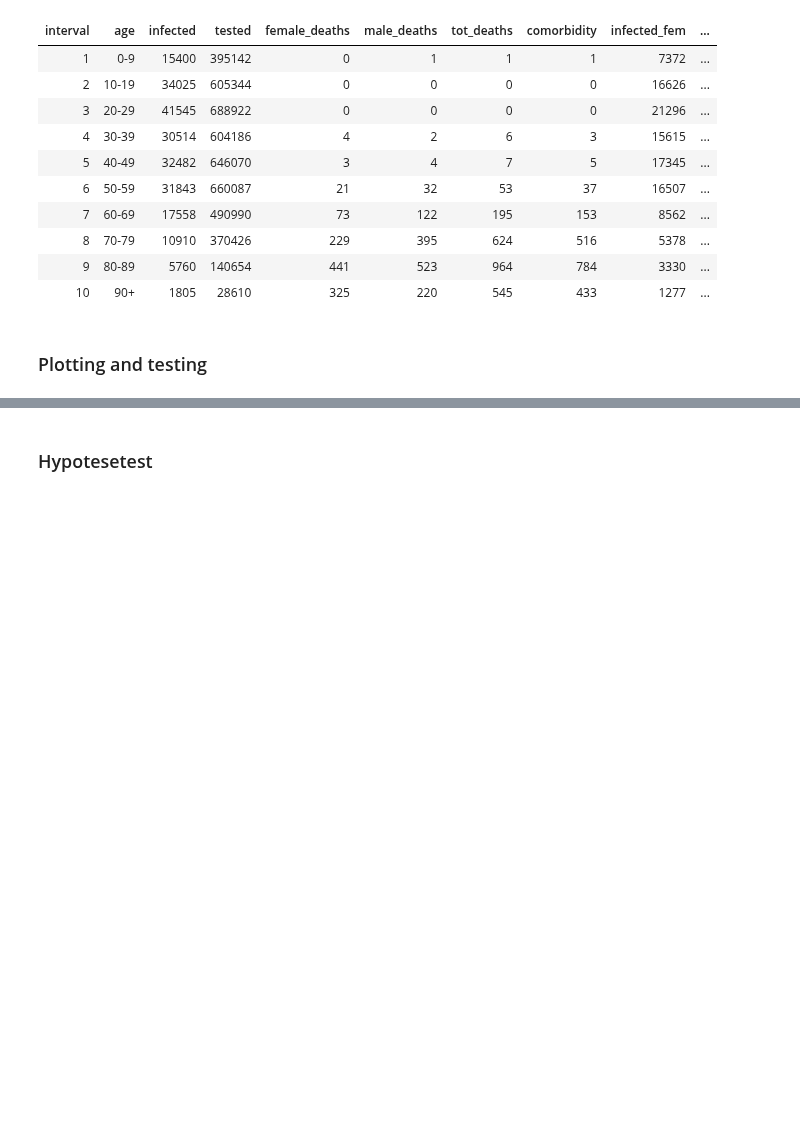
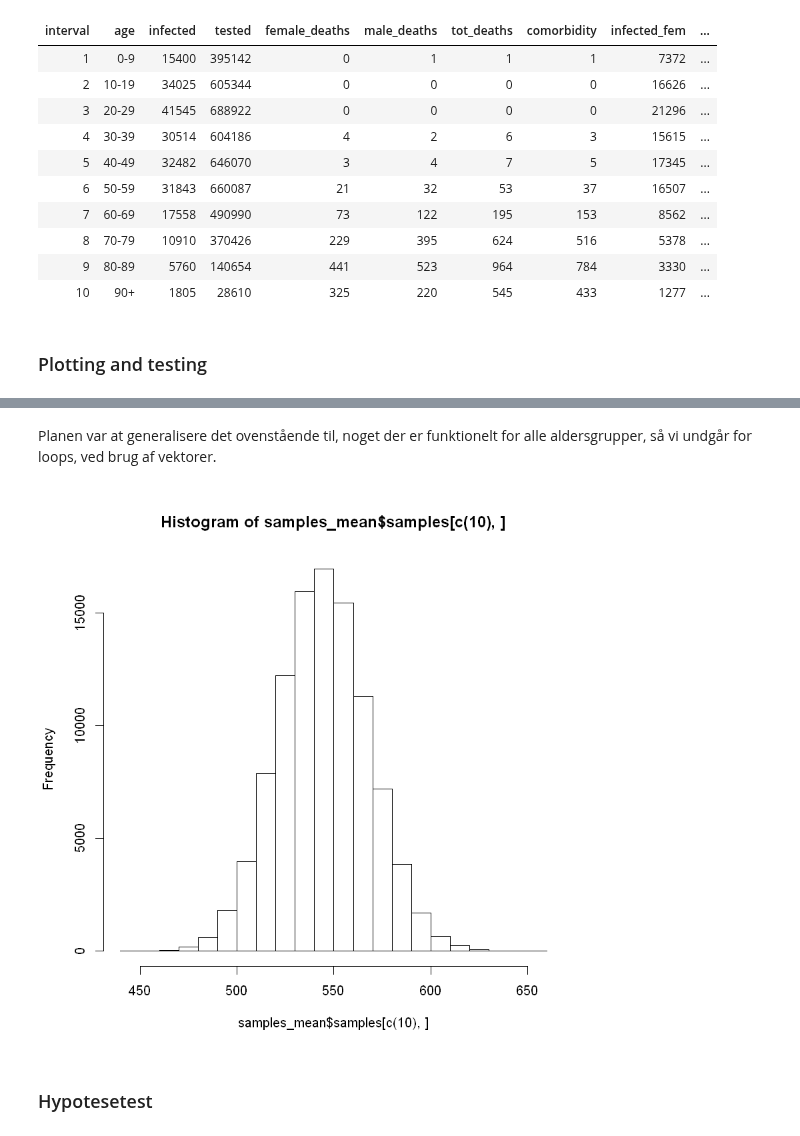
Before and after one commit to kent1325/P2-Covid_19-Mortality, a Jupyter notebook: Bootstrapping.ipynb, the cells around one changed output, grey strips where cells are left out. Saved outputs shown, nothing was run; the diff lists cells and outputs as text; code cells hidden in the pictures; blank space fills up the shorter version.

```diff
--- a/Bootstrapping.ipynb
+++ b/Bootstrapping.ipynb
@@ -102,3 +141,11 @@ hist(tot_deaths_90_sample_means, col="blue", nclass=30)
+# %% [markdown]
+Planen var at generalisere det ovenstående til, noget der er funktionelt for alle aldersgrupper, så vi undgår for loops, ved brug af vektorer.
+# %%
+# Plot the result.
+hist(samples_mean$samples[c(10), ])
+#ggplot(data = df_no_sum, aes(x = samples_mean$samples[c(1), ])) + geom_histogram()
+# %% [output]
+[figure, added]
 # %% [markdown]
 ### Hypotesetest
 # %% [markdown]
```
Also changed, not shown: parts of 8 cells of this notebook.
